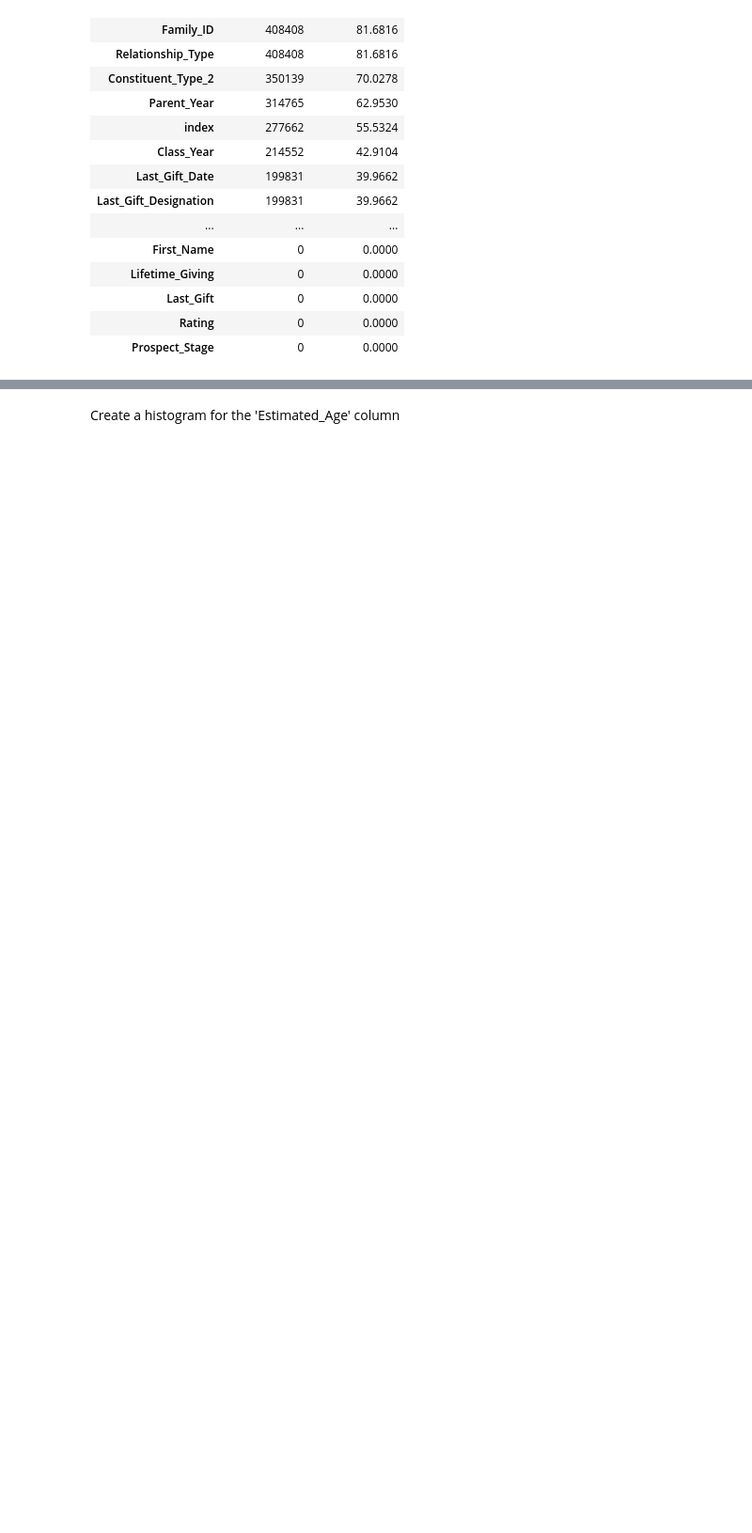
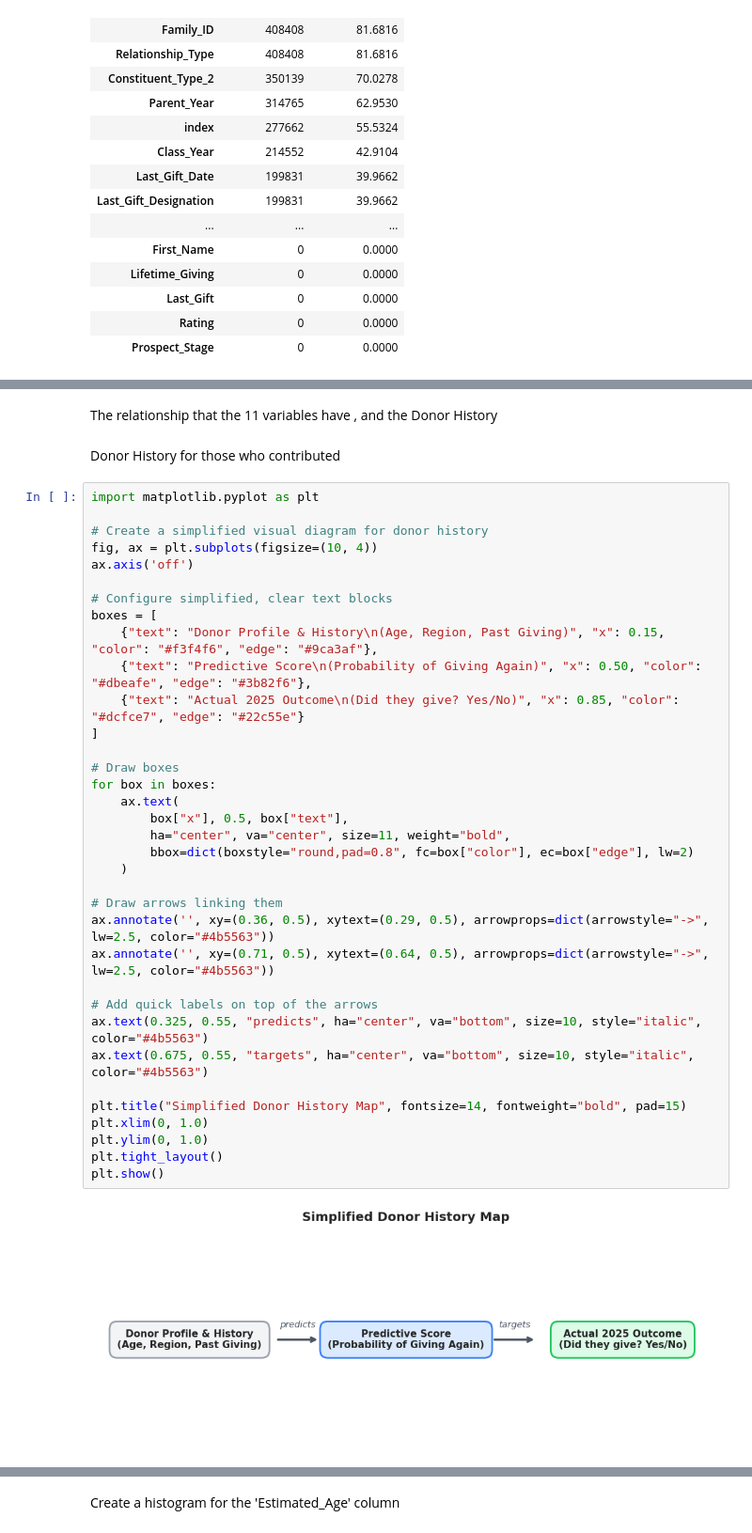
Before and after one commit to maget0/SemProject_MLEngine, a Jupyter notebook: Synthetic_Donor.ipynb, the cells around one changed output, grey strips where cells are left out. Shown at 94% size. Cells and saved outputs as stored; diff of their text form; blank space fills up the shorter version.

```diff
--- a/Synthetic_Donor.ipynb
+++ b/Synthetic_Donor.ipynb
@@ -142,0 +196,41 @@ Summary statistics for categorical columns:
+# %% [markdown]
+The relationship that the 11 variables have , and the Donor History
+# %% [markdown]
+Donor History for those who contributed
+# %%
+import matplotlib.pyplot as plt
+
+# Create a simplified visual diagram for donor history
+fig, ax = plt.subplots(figsize=(10, 4))
+ax.axis('off')
+
+# Configure simplified, clear text blocks
+boxes = [
+    {"text": "Donor Profile & History\n(Age, Region, Past Giving)", "x": 0.15, "color": "#f3f4f6", "edge": "#9ca3af"},
+    {"text": "Predictive Score\n(Probability of Giving Again)", "x": 0.50, "color": "#dbeafe", "edge": "#3b82f6"},
+    {"text": "Actual 2025 Outcome\n(Did they give? Yes/No)", "x": 0.85, "color": "#dcfce7", "edge": "#22c55e"}
+]
+
+# Draw boxes
+for box in boxes:
+    ax.text(
+        box["x"], 0.5, box["text"],
+        ha="center", va="center", size=11, weight="bold",
+        bbox=dict(boxstyle="round,pad=0.8", fc=box["color"], ec=box["edge"], lw=2)
+    )
+
+# Draw arrows linking them
+ax.annotate('', xy=(0.36, 0.5), xytext=(0.29, 0.5), arrowprops=dict(arrowstyle="->", lw=2.5, color="#4b5563"))
+ax.annotate('', xy=(0.71, 0.5), xytext=(0.64, 0.5), arrowprops=dict(arrowstyle="->", lw=2.5, color="#4b5563"))
+
+# Add quick labels on top of the arrows
+ax.text(0.325, 0.55, "predicts", ha="center", va="bottom", size=10, style="italic", color="#4b5563")
+ax.text(0.675, 0.55, "targets", ha="center", va="bottom", size=10, style="italic", color="#4b5563")
+
+plt.title("Simplified Donor History Map", fontsize=14, fontweight="bold", pad=15)
+plt.xlim(0, 1.0)
+plt.ylim(0, 1.0)
+plt.tight_layout()
+plt.show()
+# %% [output]
+[figure, added]
```
Also changed, not shown: parts of 16 cells of this notebook.
